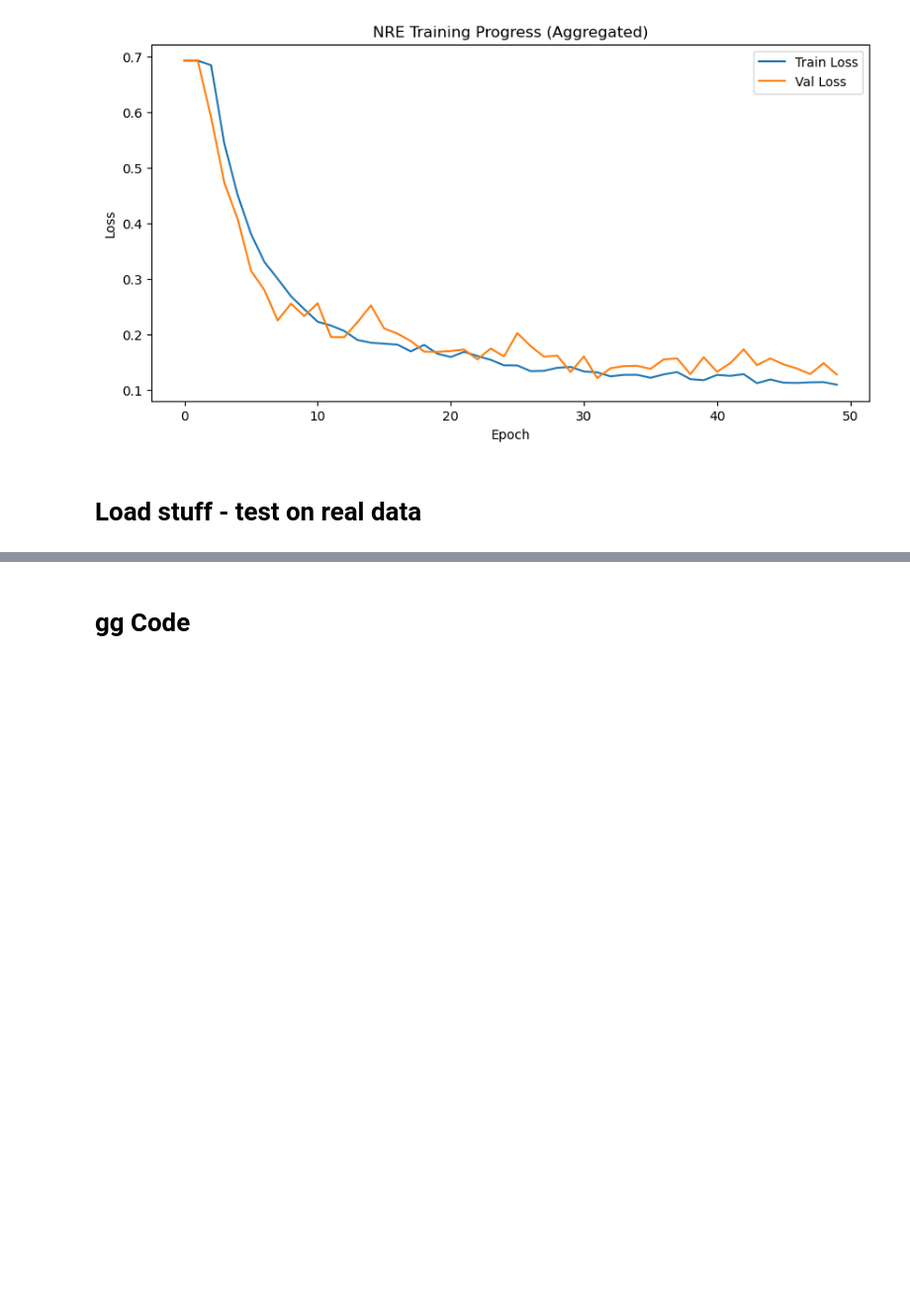
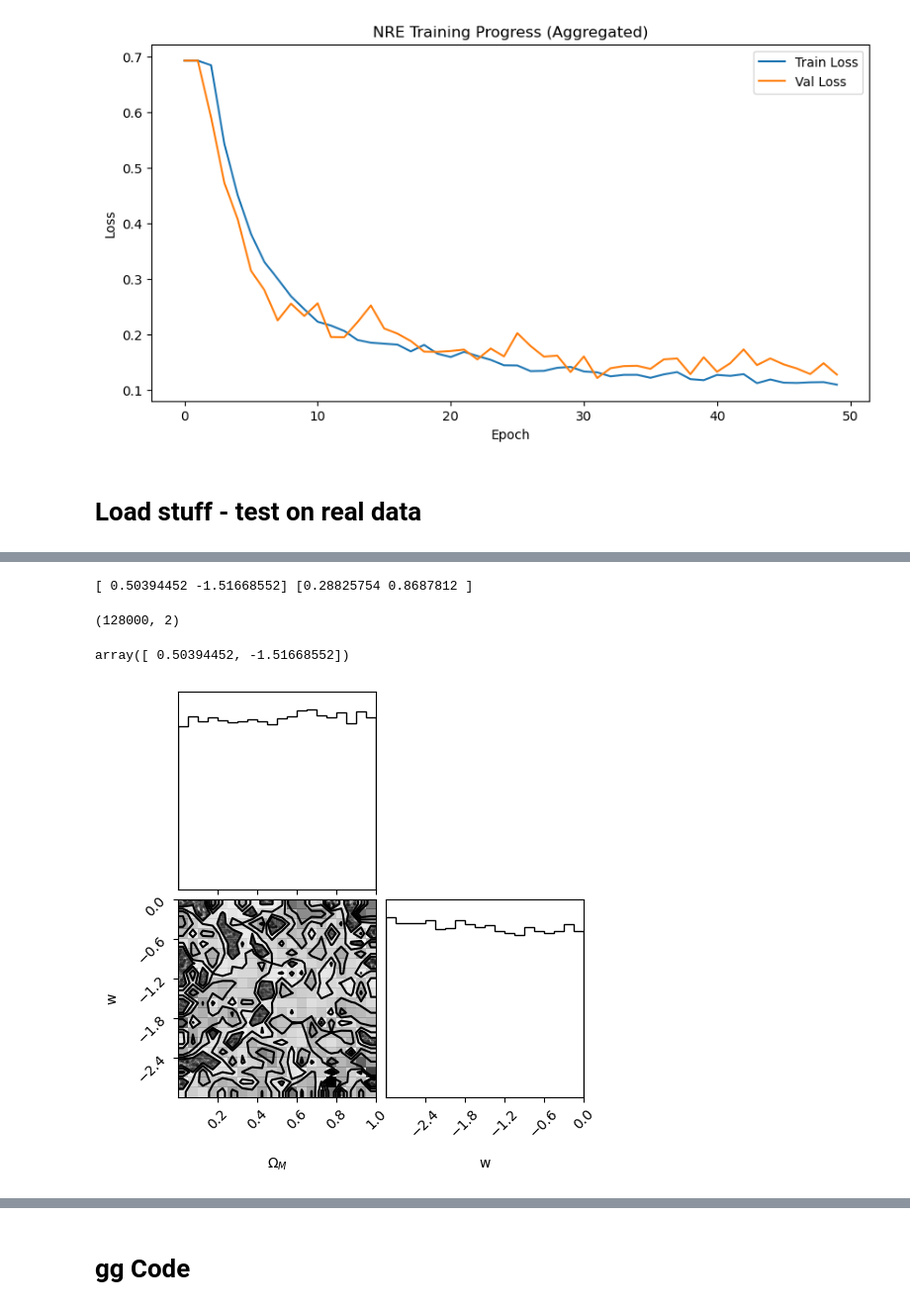
Before and after one commit to margherita-lera/SMC-ABC-for-Supernovae-Ia, a Jupyter notebook: nre_ifi.ipynb, the cells around one changed output, grey strips where cells are left out. Shown at 99% size. Drawn from its saved outputs; the diff is of its cells as text; code cells hidden in the pictures; blank space fills up the shorter version.

```diff
--- a/nre_ifi.ipynb
+++ b/nre_ifi.ipynb
@@ -261,0 +270,18 @@ sampler = giot.test_test_data(theta_mean, theta_std, mu_mean, mu_std, zhd_mean,
+# %%
+print(chain.mean(axis=0), chain.std(axis=0))
+# %% [output]
+[ 0.50394452 -1.51668552] [0.28825754 0.8687812 ]
+# %%
+chain.shape
+# %% [output]
+(128000, 2)
+# %%
+chain.mean(axis=0)
+# %% [output]
+array([ 0.50394452, -1.51668552])
+# %%
+flat_samples = sampler.get_chain(discard=1000, flat=True)  # get chain, look for what's flat
+corner.corner(flat_samples, range=[(0, 1), (-3,0)], labels=[r"$\Omega_M$", "w"])
+plt.show()
+# %% [output]
+[figure, added]
```
Also changed, not shown: parts of 6 cells of this notebook.
